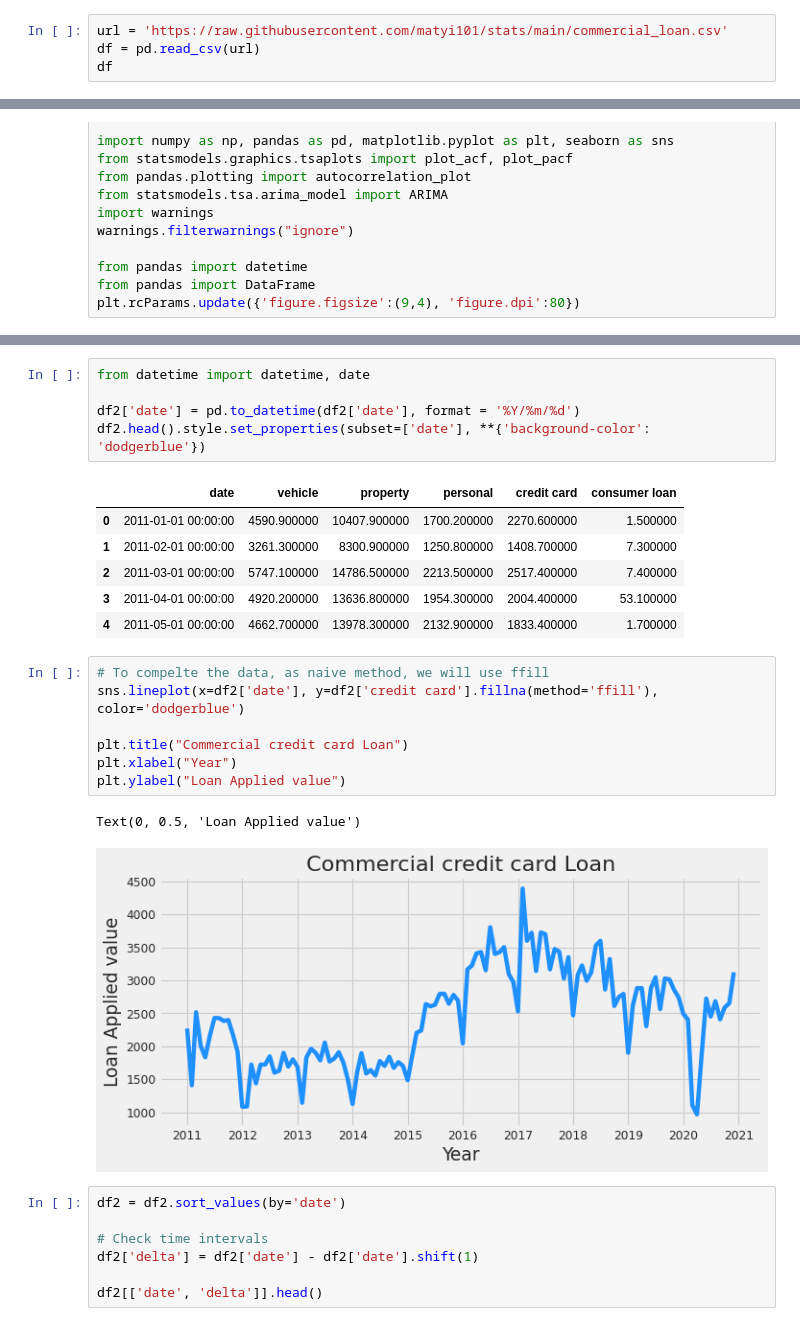
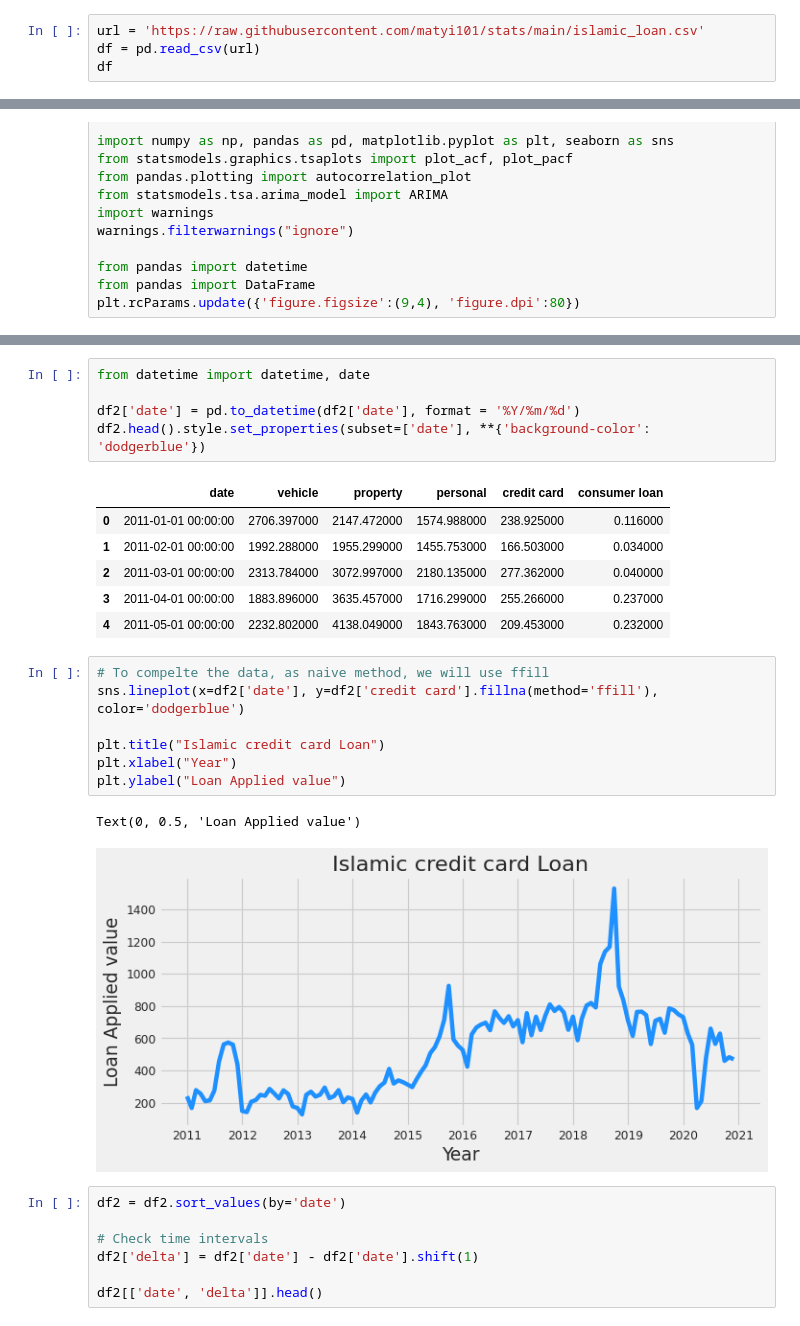
Before and after one commit to matyi101/stats, a Jupyter notebook: Forecasting_on_Credit_Card_Loan_Application_At_Islamic_Banking.ipynb, the cells around one changed output, grey strips where cells are left out. Saved outputs shown, nothing was run; the diff lists cells and outputs as text.

```diff
--- a/Forecasting_on_Credit_Card_Loan_Application_At_Islamic_Banking.ipynb
+++ b/Forecasting_on_Credit_Card_Loan_Application_At_Islamic_Banking.ipynb
@@ -21,7 +21,7 @@ sns.set()
 
 plt.style.use('fivethirtyeight')
 # %%
-url = 'https://raw.githubusercontent.com/matyi101/stats/main/commercial_loan.csv'
+url = 'https://raw.githubusercontent.com/matyi101/stats/main/islamic_loan.csv'
 df = pd.read_csv(url)
 df
 # %% [output]
@@ -131,21 +130,21 @@ df2['date'] = pd.to_datetime(df2['date'], format = '%Y/%m/%d')
 df2.head().style.set_properties(subset=['date'], **{'background-color': 'dodgerblue'})
 # %% [output]
 |  | date | vehicle | property | personal | credit card | consumer loan |
-| 0 | 2011-01-01 00:00:00 | 4590.900000 | 10407.900000 | 1700.200000 | 2270.600000 | 1.500000 |
-| 1 | 2011-02-01 00:00:00 | 3261.300000 | 8300.900000 | 1250.800000 | 1408.700000 | 7.300000 |
-| 2 | 2011-03-01 00:00:00 | 5747.100000 | 14786.500000 | 2213.500000 | 2517.400000 | 7.400000 |
-| 3 | 2011-04-01 00:00:00 | 4920.200000 | 13636.800000 | 1954.300000 | 2004.400000 | 53.100000 |
-| 4 | 2011-05-01 00:00:00 | 4662.700000 | 13978.300000 | 2132.900000 | 1833.400000 | 1.700000 |
+| 0 | 2011-01-01 00:00:00 | 2706.397000 | 2147.472000 | 1574.988000 | 238.925000 | 0.116000 |
+| 1 | 2011-02-01 00:00:00 | 1992.288000 | 1955.299000 | 1455.753000 | 166.503000 | 0.034000 |
+| 2 | 2011-03-01 00:00:00 | 2313.784000 | 3072.997000 | 2180.135000 | 277.362000 | 0.040000 |
+| 3 | 2011-04-01 00:00:00 | 1883.896000 | 3635.457000 | 1716.299000 | 255.266000 | 0.237000 |
+| 4 | 2011-05-01 00:00:00 | 2232.802000 | 4138.049000 | 1843.763000 | 209.453000 | 0.232000 |
 # %%
 # To compelte the data, as naive method, we will use ffill
 sns.lineplot(x=df2['date'], y=df2['credit card'].fillna(method='ffill'), color='dodgerblue')
 
-plt.title("Commercial credit card Loan")
+plt.title("Islamic credit card Loan")
 plt.xlabel("Year")
 plt.ylabel("Loan Applied value")
 # %% [output]
 Text(0, 0.5, 'Loan Applied value')
-[figure, old version]
+[figure, new version]
 # %%
 df2 = df2.sort_values(by='date')
 
```
Also changed, not shown: parts of 21 cells of this notebook.
